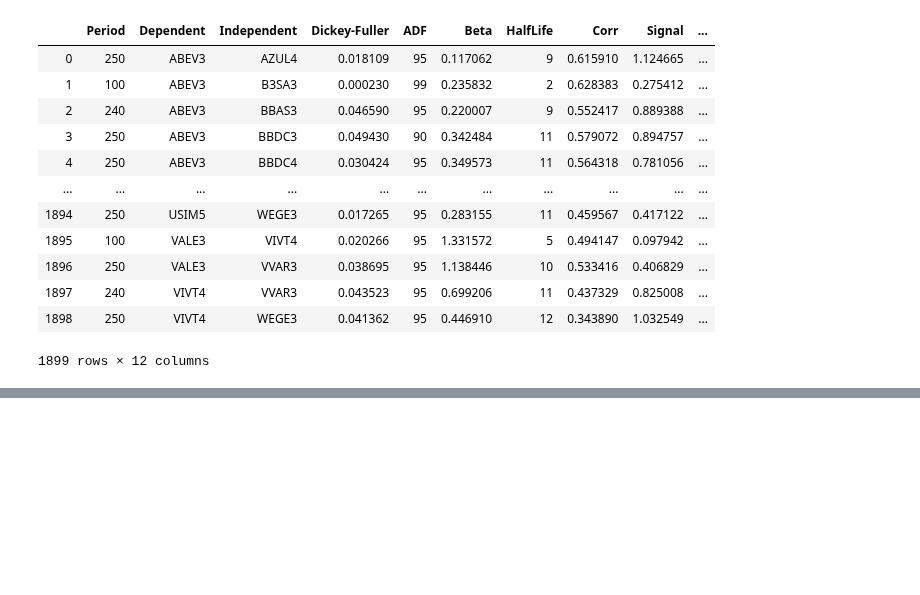
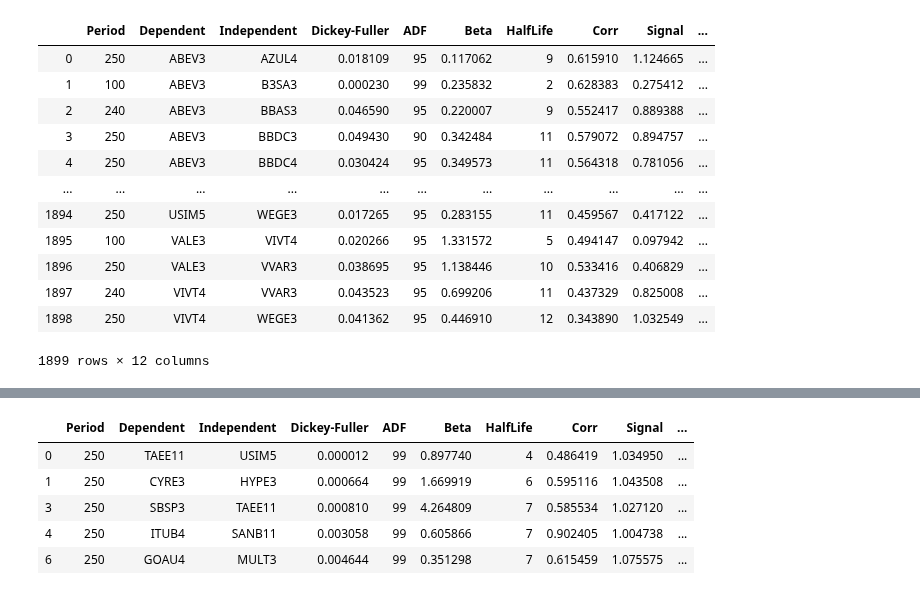
Before and after one commit to andreolvgomes/long-short-by-cointegration, a Jupyter notebook: Analysis-Pairs-Mult.ipynb, the cells around one changed output, grey strips where cells are left out. Cells and saved outputs as stored; diff of their text form; code cells hidden in the pictures; blank space fills up the shorter version.

```diff
--- a/Analysis-Pairs-Mult.ipynb
+++ b/Analysis-Pairs-Mult.ipynb
@@ -60 +63,12 @@ pairs_signal
+# %%
+oper = pairs_signal.loc[(pairs_signal['PeriodQt'] >= 9) & (pairs_signal['ADF'] >= 95) & (pairs_signal['HalfLife'] <= 7)].sort_values(by=['HalfLife'], ascending=True).copy()
+oper
+#oper.to_csv('datasets/sinais/sinais_29062020.csv', index=False)
+# %% [output]
+|  | Period | Dependent | Independent | Dickey-Fuller | ADF | Beta | HalfLife | Corr | Signal | ... |
+| 0 | 250 | TAEE11 | USIM5 | 0.000012 | 99 | 0.897740 | 4 | 0.486419 | 1.034950 | ... |
+| 1 | 250 | CYRE3 | HYPE3 | 0.000664 | 99 | 1.669919 | 6 | 0.595116 | 1.043508 | ... |
+| 3 | 250 | SBSP3 | TAEE11 | 0.000810 | 99 | 4.264809 | 7 | 0.585534 | 1.027120 | ... |
+| 4 | 250 | ITUB4 | SANB11 | 0.003058 | 99 | 0.605866 | 7 | 0.902405 | 1.004738 | ... |
+| 6 | 250 | GOAU4 | MULT3 | 0.004644 | 99 | 0.351298 | 7 | 0.615459 | 1.075575 | ... |
 # %%
```
Also changed, not shown: parts of 6 cells of this notebook, 6 other files.
